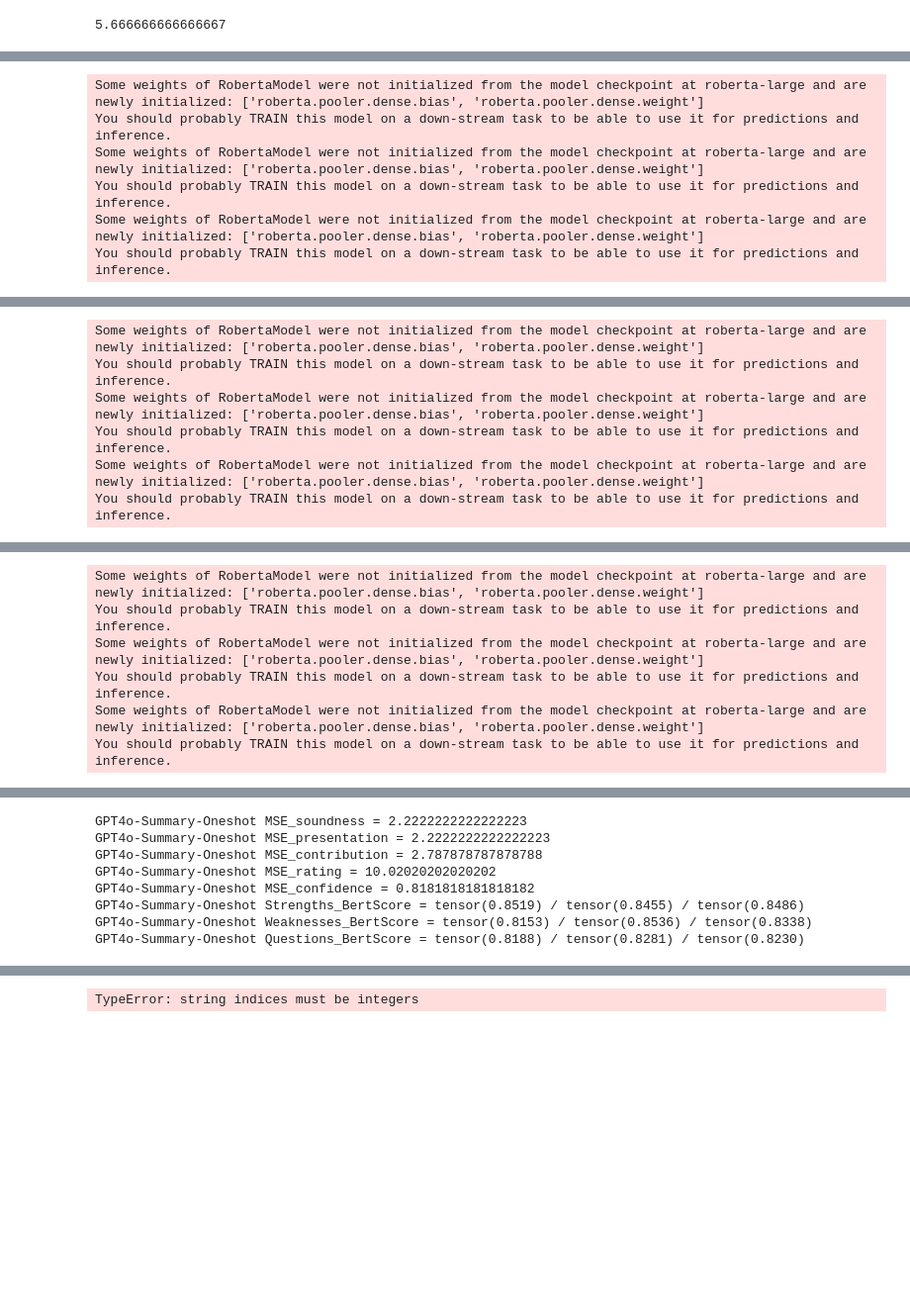
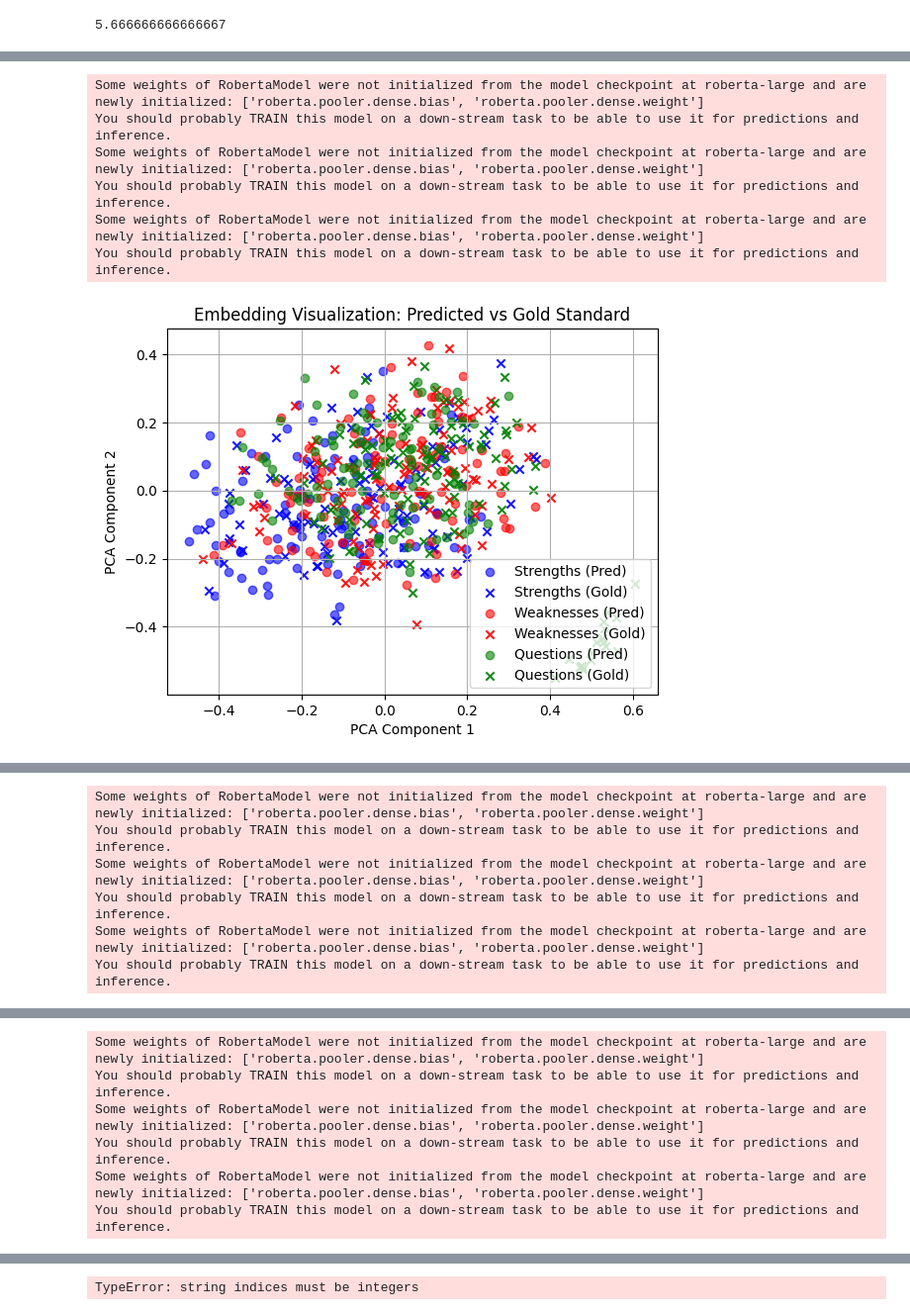
Before and after one commit to akiranishii/ImpactPrediction, a Jupyter notebook: visualization.ipynb, the cells around one changed output, grey strips where cells are left out. Shown at 99% size. Saved outputs shown, nothing was run; the diff lists cells and outputs as text; code cells hidden in the pictures; blank space fills up the shorter version.

```diff
--- a/visualization.ipynb
+++ b/visualization.ipynb
@@ -83,4 +59,4 @@ def calc_bertscore(gold_cat, pred_cat):
     mean_precision = torch.mean(bert[0])
     mean_recall = torch.mean(bert[1])
     mean_f1 = torch.mean(bert[2])
-    return mean_precision, mean_recall, mean_f1
+    return float(mean_precision), float(mean_recall), float(mean_f1)
@@ -86,0 +75,7 @@ def calc_bertscore(gold_cat, pred_cat):
+# %%
+all_embeddings = np.vstack([
+        model.encode(pred_text[:,0]), model.encode(gold_text[:,0]),
+        model.encode(pred_text[:,1]), model.encode(gold_text[:,1]),
+        model.encode(pred_text[:,2]), model.encode(gold_text[:,2]),
+    ])
+all_embeddings
@@ -86,0 +96,3 @@ def calc_bertscore(gold_cat, pred_cat):
+# %%
+pca = PCA(n_components=2)
+pca.fit_transform(all_embeddings).shape
@@ -87,6 +101,9 @@ def calc_bertscore(gold_cat, pred_cat):
 # %%
 numerical_scores = ["Soundness", "Presentation", "Contribution", "Rating", "Confidence"]
 text_fields = ["Strengths", "Weaknesses", "Questions"]
+
+results_list = []
+
 for association in associations_test:
     gold_standard, predictions = get_gold_and_predictions(association)
 
@@ -97,35 +114,87 @@ for association in associations_test:
     pred_text = []
     for prediction in predictions:
         gold = list([item for item in gold_standard if item.keys() == prediction.keys()][0].values())[0]
-        prediction = list(predictions[0].values())[0]
+        prediction = list(prediction.values())[0]
         gold_scores.append([gold[category] for category in numerical_scores])
         pred_scores.append([prediction[category] for category in numerical_scores])
 
         gold_text.append([gold[category] for category in text_fields])
         pred_text.append([prediction[category] for category in text_fields])
     gold_scores = np.array(gold_scores)
     pred_scores = np.array(pred_scores)
 
     gold_text = np.array(gold_text)
     pred_text = np.array(pred_text)
 
     mean_precision_strengths, mean_recall_strengths, mean_f1_strengths = calc_bertscore(gold_text[:,0], pred_text[:,0])
     mean_precision_weaknesses, mean_recall_weaknesses, mean_f1_weaknesses = calc_bertscore(gold_text[:,1], pred_text[:,1])
     mean_precision_questions, mean_recall_questions, mean_f1_questions = calc_bertscore(gold_text[:,2], pred_text[:,2])
 
+    all_embeddings = np.vstack([
+        model.encode(pred_text[:,0]), model.encode(gold_text[:,0]),
+        model.encode(pred_text[:,1]), model.encode(gold_text[:,1]),
+        model.encode(pred_text[:,2]), model.encode(gold_text[:,2]),
+    ])
+    pca = PCA(n_components=2)
+    embeddings_2d = pca.fit_transform(all_embeddings)
+    split_idx = len(pred_text[:,0])
+    pred_str_2d = embeddings_2d[:split_idx]
+    gold_str_2d = embeddings_2d[split_idx:2*split_idx]
+    pred_weak_2d = embeddings_2d[2*split_idx:3*split_idx]
+    gold_weak_2d = embeddings_2d[3*split_idx:4*split_idx]
+    pred_ques_2d = embeddings_2d[4*split_idx:5*split_idx]
+    gold_ques_2d = embeddings_2d[5*split_idx:]
+
+    categories = [
+    ("Strengths", pred_str_2d, gold_str_2d, 'blue'),
+    ("Weaknesses", pred_weak_2d, gold_weak_2d, 'red'),
+    ("Questions", pred_ques_2d, gold_ques_2d, 'green')
+    ]
+
+    for label, pred, gold, color in categories:
+        plt.scatter(pred[:, 0], pred[:, 1], marker='o', label=f"{label} (Pred)", color=color, alpha=0.6)
+        plt.scatter(gold[:, 0], gold[:, 1], marker='x', label=f"{label} (Gold)", color=color, alpha=0.9)
+
+    plt.xlabel("PCA Component 1")
+    plt.ylabel("PCA Component 2")
+    plt.title("Embedding Visualization: Predicted vs Gold Standard")
+    plt.legend()
+    plt.grid()
+    plt.show()
+
+
     print(association[2] + ' MSE_soundness = ' + str(mean_squared_error(gold_scores[:,0], pred_scores[:,0])))
     print(association[2] + ' MSE_presentation = ' + str(mean_squared_error(gold_scores[:,1], pred_scores[:,1])))
     print(association[2] + ' MSE_contribution = ' + str(mean_squared_error(gold_scores[:,2], pred_scores[:,2])))
     print(association[2] + ' MSE_rating = ' + str(mean_squared_error(gold_scores[:,3], pred_scores[:,3])))
     print(association[2] + ' MSE_confidence = ' + str(mean_squared_error(gold_scores[:,4], pred_scores[:,4])))
     print(association[2] + ' Strengths_BertScore = ' + str(mean_precision_strengths) + ' / ' + str(mean_recall_strengths) + ' / ' + str(mean_f1_strengths))
     print(association[2] + ' Weaknesses_BertScore = ' + str(mean_precision_weaknesses) + ' / ' + str(mean_recall_weaknesses) + ' / ' + str(mean_f1_weaknesses))
     print(association[2] + ' Questions_BertScore = ' + str(mean_precision_questions) + ' / ' + str(mean_recall_questions) + ' / ' + str(mean_f1_questions))
     print('\n')
+
+    results_list.append({
+        "Model": association[2],
+        "MSE_Soundness": mean_squared_error(gold_scores[:, 0], pred_scores[:, 0]),
+        "MSE_Presentation": mean_squared_error(gold_scores[:, 1], pred_scores[:, 1]),
+        "MSE_Contribution": mean_squared_error(gold_scores[:, 2], pred_scores[:, 2]),
+        "MSE_Rating": mean_squared_error(gold_scores[:, 3], pred_scores[:, 3]),
+        "MSE_Confidence": mean_squared_error(gold_scores[:, 4], pred_scores[:, 4]),
+        "Strengths_Precision": mean_precision_strengths,
+        "Strengths_Recall": mean_recall_strengths,
+        "Strengths_F1": mean_f1_strengths,
+        "Weaknesses_Precision": mean_precision_weaknesses,
+        "Weaknesses_Recall": mean_recall_weaknesses,
+        "Weaknesses_F1": mean_f1_weaknesses,
+        "Questions_Precision": mean_precision_questions,
+        "Questions_Recall": mean_recall_questions,
+        "Questions_F1": mean_f1_questions
+    })
 # %% [output]
 Some weights of RobertaModel were not initialized from the model checkpoint at roberta-large and are newly initialized: ['roberta.pooler.dense.bias', 'roberta.pooler.dense.weight']
 You should probably TRAIN this model on a down-stream task to be able to use it for predictions and inference.
 Some weights of RobertaModel were not initialized from the model checkpoint at roberta-large and are newly initialized: ['roberta.pooler.dense.bias', 'roberta.pooler.dense.weight']
 You should probably TRAIN this model on a down-stream task to be able to use it for predictions and inference.
 Some weights of RobertaModel were not initialized from the model checkpoint at roberta-large and are newly initialized: ['roberta.pooler.dense.bias', 'roberta.pooler.dense.weight']
 You should probably TRAIN this model on a down-stream task to be able to use it for predictions and inference.
+[figure, added]
@@ -188,8 +254,0 @@ You should probably TRAIN this model on a down-stream task to be able to use it
-GPT4o-Summary-Oneshot MSE_soundness = 2.2222222222222223
-GPT4o-Summary-Oneshot MSE_presentation = 2.2222222222222223
-GPT4o-Summary-Oneshot MSE_contribution = 2.787878787878788
-GPT4o-Summary-Oneshot MSE_rating = 10.02020202020202
-GPT4o-Summary-Oneshot MSE_confidence = 0.8181818181818182
-GPT4o-Summary-Oneshot Strengths_BertScore = tensor(0.8519) / tensor(0.8455) / tensor(0.8486)
-GPT4o-Summary-Oneshot Weaknesses_BertScore = tensor(0.8153) / tensor(0.8536) / tensor(0.8338)
-GPT4o-Summary-Oneshot Questions_BertScore = tensor(0.8188) / tensor(0.8281) / tensor(0.8230)
```
Also changed, not shown: parts of 13 cells of this notebook, 1 other file.
